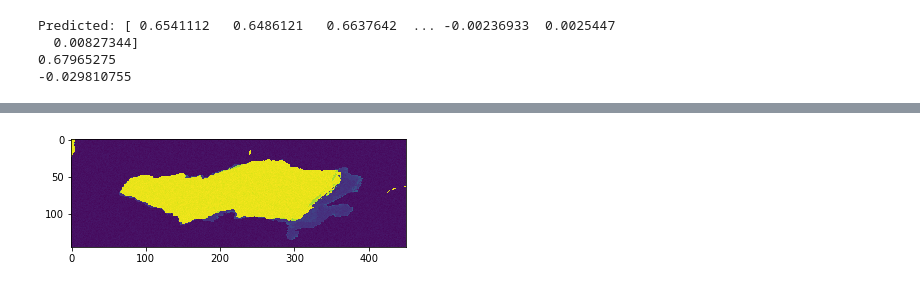
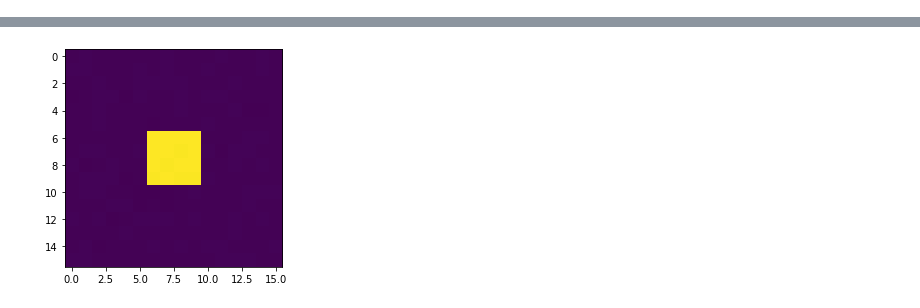
Before and after one commit to marcovc41/AIChallenge, a Jupyter notebook: marco_predict.ipynb, the cells around one changed output, grey strips where cells are left out. Saved outputs shown, nothing was run; the diff lists cells and outputs as text; code cells hidden in the pictures.

```diff
--- a/marco_predict.ipynb
+++ b/marco_predict.ipynb
@@ -140,0 +151,32 @@ ed.plot_map(y[15].flatten(), rows, columns)
+# %%
+rect_4 = np.array([[0,0,0,0,0,0,0,0,0,0,0,0,0,0,0,0],
+                   [0,0,0,0,0,0,0,0,0,0,0,0,0,0,0,0],
+                   [0,0,0,0,0,0,0,0,0,0,0,0,0,0,0,0],
+                   [0,0,0,0,0,0,0,0,0,0,0,0,0,0,0,0],
+                   [0,0,0,0,1,1,1,1,1,1,1,1,0,0,0,0],
+                   [0,0,0,0,1,1,1,1,1,1,1,1,0,0,0,0],
+                   [0,0,0,0,1,1,1,1,1,1,1,1,0,0,0,0],
+                   [0,0,0,0,1,1,1,1,1,1,1,1,0,0,0,0],
+                   [0,0,0,0,1,1,1,1,1,1,1,1,0,0,0,0],
+                   [0,0,0,0,1,1,1,1,1,1,1,1,0,0,0,0],
+                   [0,0,0,0,1,1,1,1,1,1,1,1,0,0,0,0],
+                   [0,0,0,0,1,1,1,1,1,1,1,1,0,0,0,0],
+                   [0,0,0,0,0,0,0,0,0,0,0,0,0,0,0,0],
+                   [0,0,0,0,0,0,0,0,0,0,0,0,0,0,0,0],
+                   [0,0,0,0,0,0,0,0,0,0,0,0,0,0,0,0],
+                   [0,0,0,0,0,0,0,0,0,0,0,0,0,0,0,0]]
+                  )
+# %%
+y_rect = tf.constant([rect_1.flatten(), rect_2.flatten(), rect_3.flatten(), rect_4.flatten()])
+X_rect = [[1],[2],[3],[4]]
+y = tf.constant(y_rect)
+X = tf.constant(X_rect)
+# %%
+n_inputs, n_outputs = X.shape[1], y.shape[1]
+# get model
+model = get_model(n_inputs, n_outputs)
+# fit the model on all data
+model.fit(X, y, verbose=0, epochs=2000)
+newX = tf.constant([1])
+y_predicted = model.predict(newX)
+ed.plot_map(y_predicted.flatten(), 16, 16)
@@ -141,13 +187,5 @@ ed.plot_map(y[15].flatten(), rows, columns)
 # %%
-newX = tf.constant([1000000000000000-2000])
+newX = tf.constant([2])
 y_predicted = model.predict(newX)
-
-print('Predicted: %s' % y_predicted[0])
-ed.plot_map(y_predicted.flatten(), rows, columns)
-print(y_predicted.max())
-print(y_predicted.min())
+ed.plot_map(y_predicted.flatten(), 16, 16)
 # %% [output]
-Predicted: [ 0.6541112   0.6486121   0.6637642  ... -0.00236933  0.0025447
-  0.00827344]
-0.67965275
--0.029810755
@@ -155 +192 @@ Predicted: [ 0.6541112   0.6486121   0.6637642  ... -0.00236933  0.0025447
-[figure, old version]
+[figure, new version]
```
Also changed, not shown: parts of 15 cells of this notebook.
